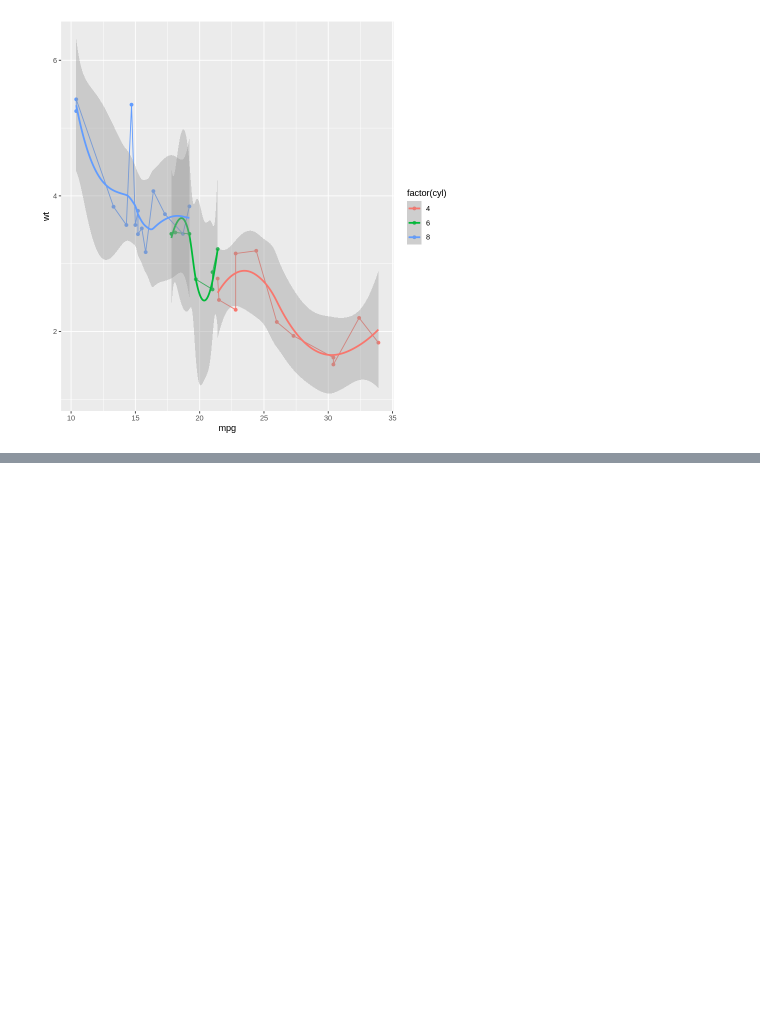
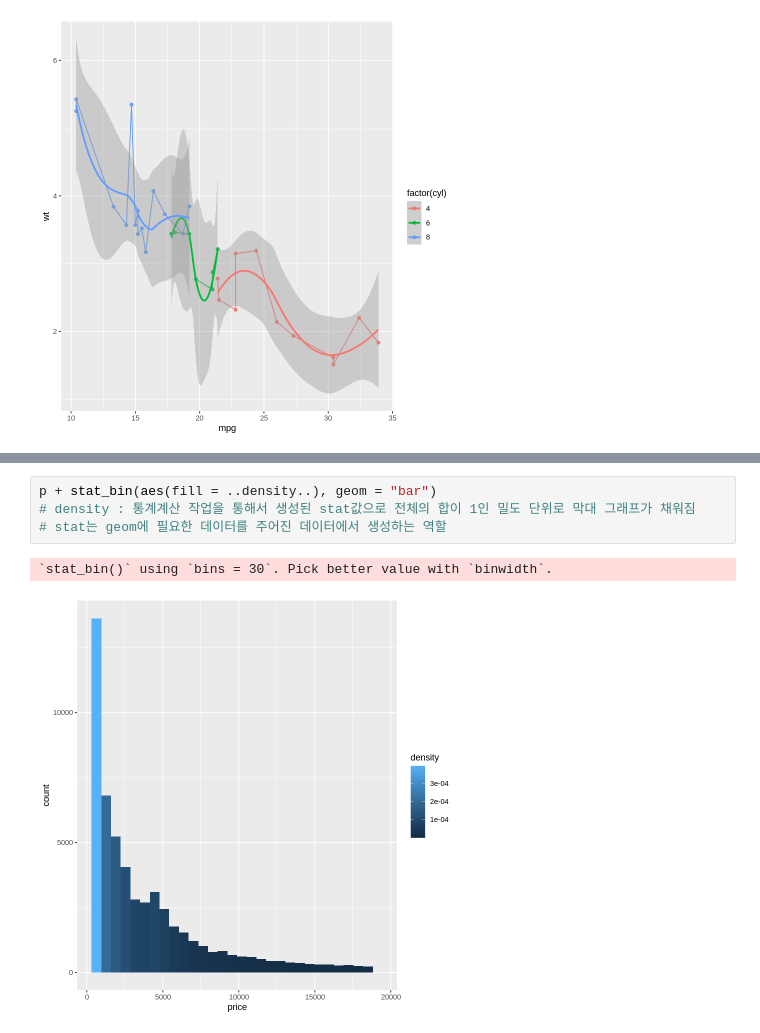
Before and after one commit to gyujin0450/RPRG_PartII, a Jupyter notebook: p259_기하학적기법시각화.ipynb, the cells around one changed output, grey strips where cells are left out. Saved outputs shown, nothing was run; the diff lists cells and outputs as text; blank space fills up the shorter version.

```diff
--- a/p259_기하학적기법시각화.ipynb
+++ b/p259_기하학적기법시각화.ipynb
@@ -332,0 +344,7 @@ p + geom_point() + geom_line() + geom_smooth()
+# %%
+p + stat_bin(aes(fill = ..density..), geom = "bar")
+# density : 통계계산 작업을 통해서 생성된 stat값으로 전체의 합이 1인 밀도 단위로 막대 그래프가 채워짐
+# stat는 geom에 필요한 데이터를 주어진 데이터에서 생성하는 역할
+# %% [output]
+`stat_bin()` using `bins = 30`. Pick better value with `binwidth`.
+[figure, added]
```
Also changed, not shown: parts of 12 cells of this notebook.
